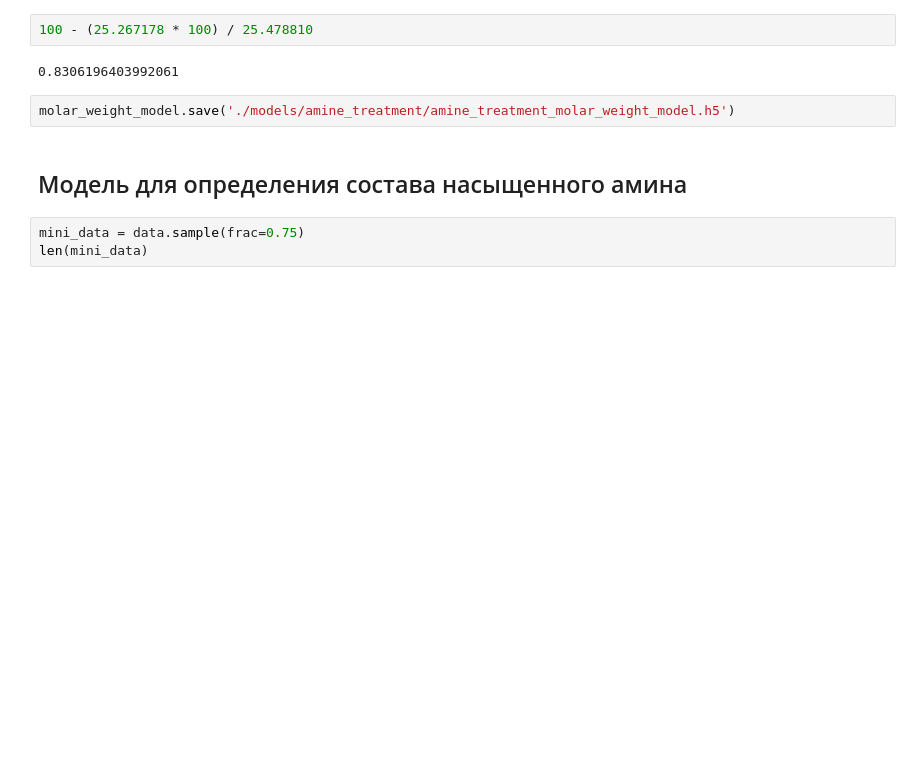
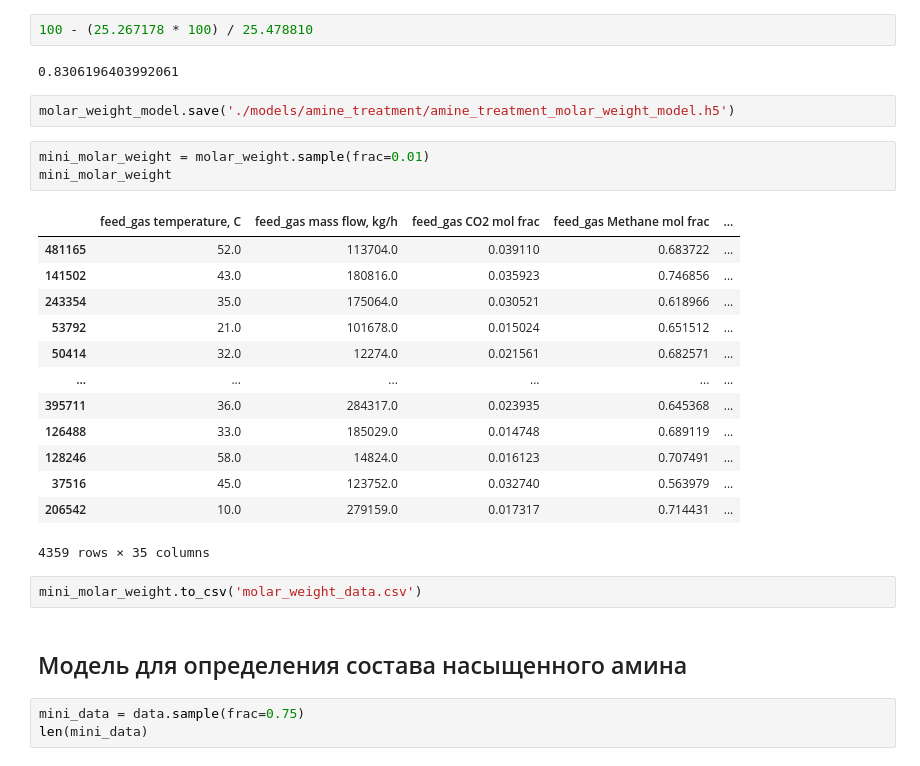
Before and after one commit to Rus-tam/AI_models, a Jupyter notebook: amine_treatment_05_12_2023.ipynb, the cells around one changed output. Cells and saved outputs as stored; diff of their text form; blank space fills up the shorter version.

```diff
--- a/amine_treatment_05_12_2023.ipynb
+++ b/amine_treatment_05_12_2023.ipynb
@@ -675,6 +635,25 @@ Name: 306893, dtype: float64
 0.8306196403992061
 # %%
 molar_weight_model.save('./models/amine_treatment/amine_treatment_molar_weight_model.h5')
+# %%
+mini_molar_weight = molar_weight.sample(frac=0.01)
+mini_molar_weight
+# %% [output]
+|  | feed_gas temperature, C | feed_gas mass flow, kg/h | feed_gas CO2 mol frac | feed_gas Methane mol frac | ... |
+| 481165 | 52.0 | 113704.0 | 0.039110 | 0.683722 | ... |
+| 141502 | 43.0 | 180816.0 | 0.035923 | 0.746856 | ... |
+| 243354 | 35.0 | 175064.0 | 0.030521 | 0.618966 | ... |
+| 53792 | 21.0 | 101678.0 | 0.015024 | 0.651512 | ... |
+| 50414 | 32.0 | 12274.0 | 0.021561 | 0.682571 | ... |
+| ... | ... | ... | ... | ... | ... |
+| 395711 | 36.0 | 284317.0 | 0.023935 | 0.645368 | ... |
+| 126488 | 33.0 | 185029.0 | 0.014748 | 0.689119 | ... |
+| 128246 | 58.0 | 14824.0 | 0.016123 | 0.707491 | ... |
+| 37516 | 45.0 | 123752.0 | 0.032740 | 0.563979 | ... |
+| 206542 | 10.0 | 279159.0 | 0.017317 | 0.714431 | ... |
+4359 rows × 35 columns
+# %%
+mini_molar_weight.to_csv('molar_weight_data.csv')
 # %% [markdown]
 ## Модель для определения состава насыщенного амина
 # %%
```
Also changed, not shown: parts of 30 cells of this notebook, 6 other files.
